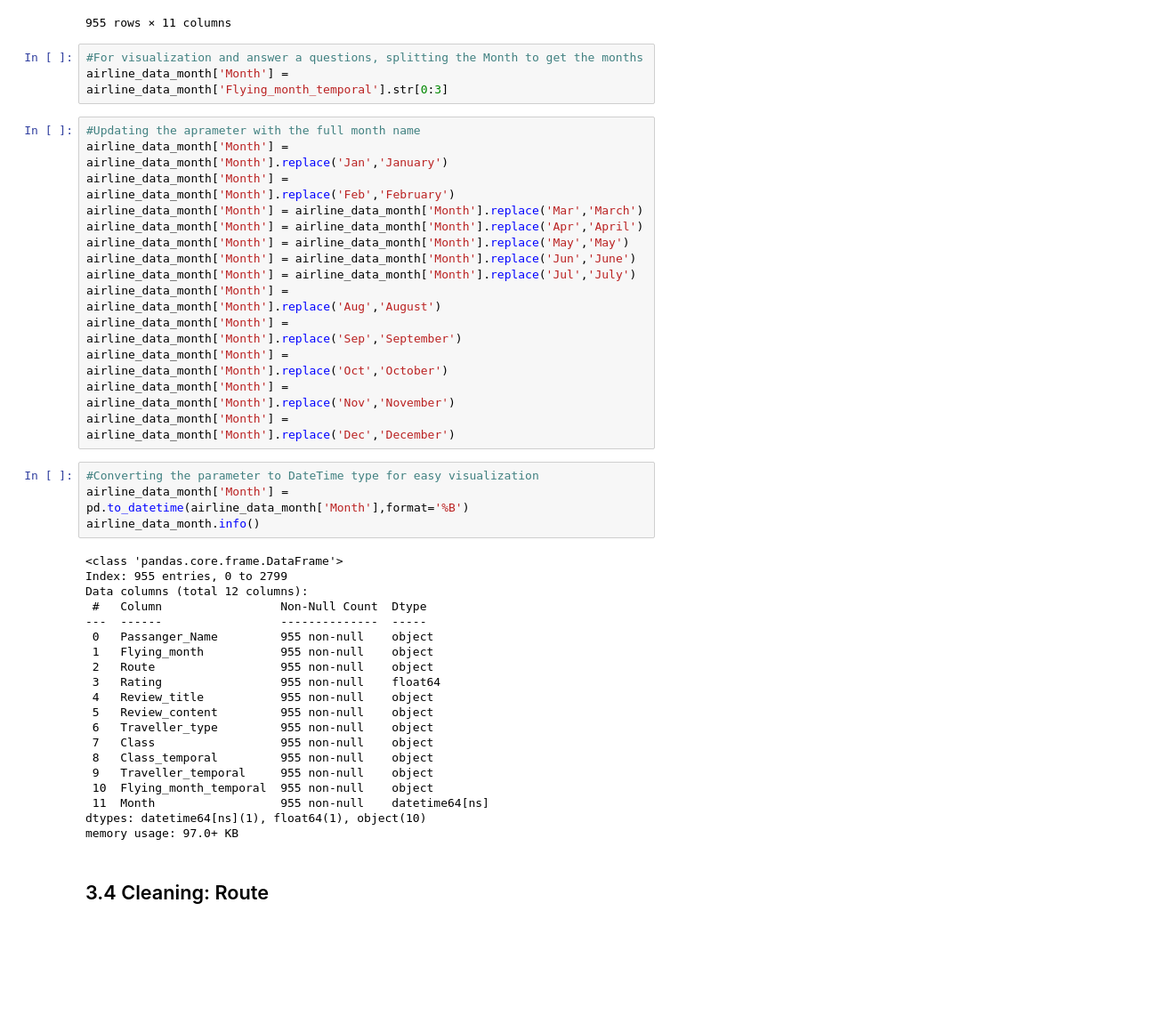
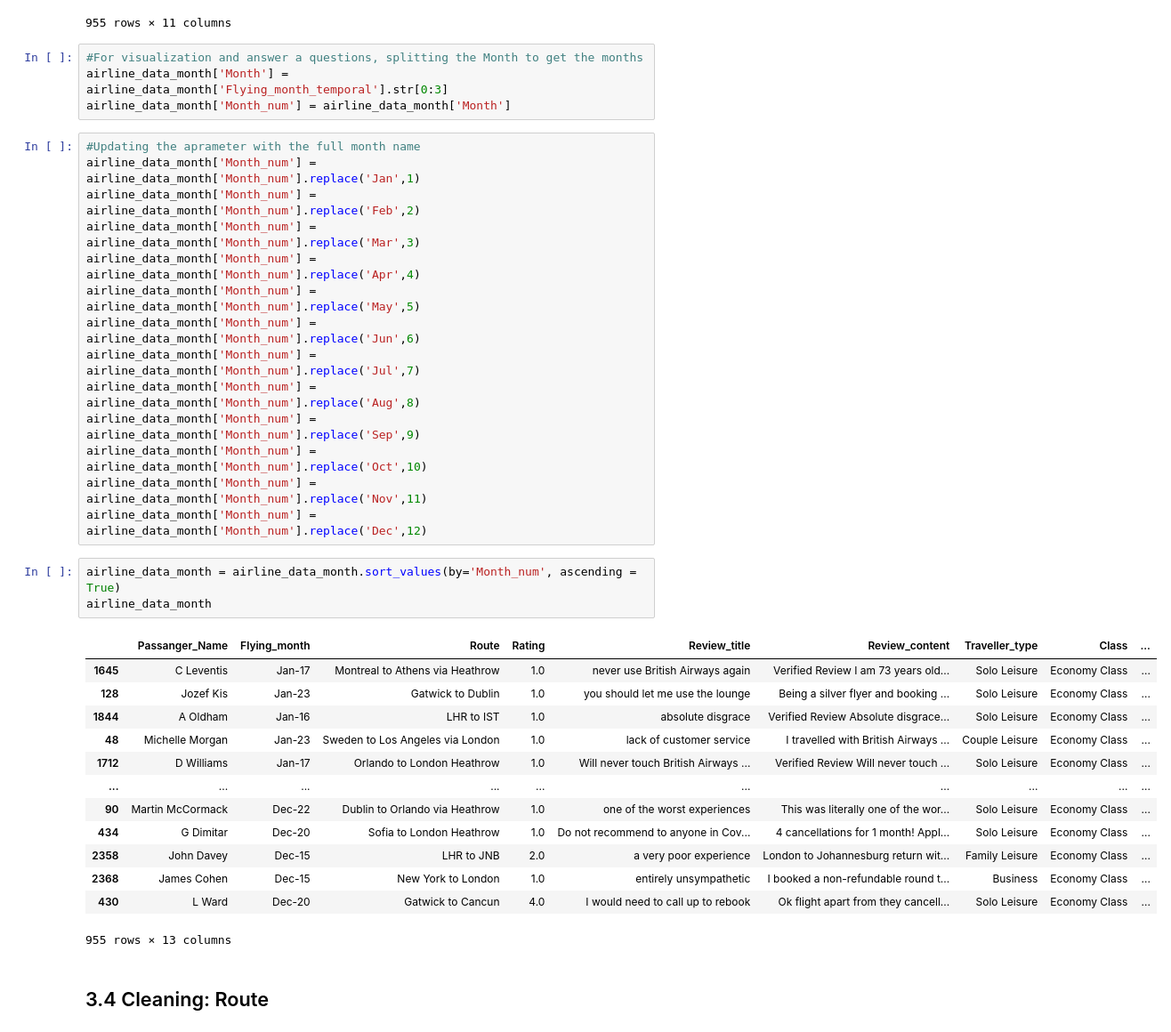
Before and after one commit to elkinbarretorojas/data_science, a Jupyter notebook: airline/airline.ipynb, the cells around one changed output. Shown: that part at 89% size. Cells and saved outputs as stored; diff of their text form; blank space fills up the shorter version.

```diff
--- a/airline/airline.ipynb
+++ b/airline/airline.ipynb
@@ -321,43 +322,37 @@ airline_data_month
 # %%
 #For visualization and answer a questions, splitting the Month to get the months
 airline_data_month['Month'] = airline_data_month['Flying_month_temporal'].str[0:3]
+airline_data_month['Month_num'] = airline_data_month['Month']
 # %%
 #Updating the aprameter with the full month name
-airline_data_month['Month'] = airline_data_month['Month'].replace('Jan','January')
-airline_data_month['Month'] = airline_data_month['Month'].replace('Feb','February')
-airline_data_month['Month'] = airline_data_month['Month'].replace('Mar','March')
-airline_data_month['Month'] = airline_data_month['Month'].replace('Apr','April')
-airline_data_month['Month'] = airline_data_month['Month'].replace('May','May')
-airline_data_month['Month'] = airline_data_month['Month'].replace('Jun','June')
-airline_data_month['Month'] = airline_data_month['Month'].replace('Jul','July')
-airline_data_month['Month'] = airline_data_month['Month'].replace('Aug','August')
-airline_data_month['Month'] = airline_data_month['Month'].replace('Sep','September')
-airline_data_month['Month'] = airline_data_month['Month'].replace('Oct','October')
-airline_data_month['Month'] = airline_data_month['Month'].replace('Nov','November')
-airline_data_month['Month'] = airline_data_month['Month'].replace('Dec','December')
+airline_data_month['Month_num'] = airline_data_month['Month_num'].replace('Jan',1)
+airline_data_month['Month_num'] = airline_data_month['Month_num'].replace('Feb',2)
+airline_data_month['Month_num'] = airline_data_month['Month_num'].replace('Mar',3)
+airline_data_month['Month_num'] = airline_data_month['Month_num'].replace('Apr',4)
+airline_data_month['Month_num'] = airline_data_month['Month_num'].replace('May',5)
+airline_data_month['Month_num'] = airline_data_month['Month_num'].replace('Jun',6)
+airline_data_month['Month_num'] = airline_data_month['Month_num'].replace('Jul',7)
+airline_data_month['Month_num'] = airline_data_month['Month_num'].replace('Aug',8)
+airline_data_month['Month_num'] = airline_data_month['Month_num'].replace('Sep',9)
+airline_data_month['Month_num'] = airline_data_month['Month_num'].replace('Oct',10)
+airline_data_month['Month_num'] = airline_data_month['Month_num'].replace('Nov',11)
+airline_data_month['Month_num'] = airline_data_month['Month_num'].replace('Dec',12)
-# %%
-#Converting the parameter to DateTime type for easy visualization
-airline_data_month['Month'] = pd.to_datetime(airline_data_month['Month'],format='%B')
-airline_data_month.info()
-# %% [output]
-<class 'pandas.core.frame.DataFrame'>
-Index: 955 entries, 0 to 2799
-Data columns (total 12 columns):
- #   Column                 Non-Null Count  Dtype
----  ------                 --------------  -----
- 0   Passanger_Name         955 non-null    object
- 1   Flying_month           955 non-null    object
- 2   Route                  955 non-null    object
- 3   Rating                 955 non-null    float64
- 4   Review_title           955 non-null    object
- 5   Review_content         955 non-null    object
- 6   Traveller_type         955 non-null    object
- 7   Class                  955 non-null    object
- 8   Class_temporal         955 non-null    object
- 9   Traveller_temporal     955 non-null    object
- 10  Flying_month_temporal  955 non-null    object
- 11  Month                  955 non-null    datetime64[ns]
-dtypes: datetime64[ns](1), float64(1), object(10)
-memory usage: 97.0+ KB
+# %%
+airline_data_month = airline_data_month.sort_values(by='Month_num', ascending = True)
+airline_data_month
+# %% [output]
+|  | Passanger_Name | Flying_month | Route | Rating | Review_title | Review_content | Traveller_type | Class | ... |
+| 1645 | C Leventis | Jan-17 | Montreal to Athens via Heathrow | 1.0 | never use British Airways again | Verified Review I am 73 years old... | Solo Leisure | Economy Class | ... |
+| 128 | Jozef Kis | Jan-23 | Gatwick to Dublin | 1.0 | you should let me use the lounge | Being a silver flyer and booking ... | Solo Leisure | Economy Class | ... |
+| 1844 | A Oldham | Jan-16 | LHR to IST | 1.0 | absolute disgrace | Verified Review Absolute disgrace... | Solo Leisure | Economy Class | ... |
+| 48 | Michelle Morgan | Jan-23 | Sweden to Los Angeles via London | 1.0 | lack of customer service | I travelled with British Airways ... | Couple Leisure | Economy Class | ... |
+| 1712 | D Williams | Jan-17 | Orlando to London Heathrow | 1.0 | Will never touch British Airways ... | Verified Review Will never touch ... | Solo Leisure | Economy Class | ... |
+| ... | ... | ... | ... | ... | ... | ... | ... | ... | ... |
+| 90 | Martin McCormack | Dec-22 | Dublin to Orlando via Heathrow | 1.0 | one of the worst experiences | This was literally one of the wor... | Solo Leisure | Economy Class | ... |
+| 434 | G Dimitar | Dec-20 | Sofia to London Heathrow | 1.0 | Do not recommend to anyone in Cov... | 4 cancellations for 1 month! Appl... | Solo Leisure | Economy Class | ... |
+| 2358 | John Davey | Dec-15 | LHR to JNB | 2.0 | a very poor experience | London to Johannesburg return wit... | Family Leisure | Economy Class | ... |
+| 2368 | James Cohen | Dec-15 | New York to London | 1.0 | entirely unsympathetic | I booked a non-refundable round t... | Business | Economy Class | ... |
+| 430 | L Ward | Dec-20 | Gatwick to Cancun | 4.0 | I would need to call up to rebook | Ok flight apart from they cancell... | Solo Leisure | Economy Class | ... |
+955 rows × 13 columns
 # %% [markdown]
 ## 3.4 Cleaning: Route
```
Also changed, not shown: parts of 41 cells of this notebook.
